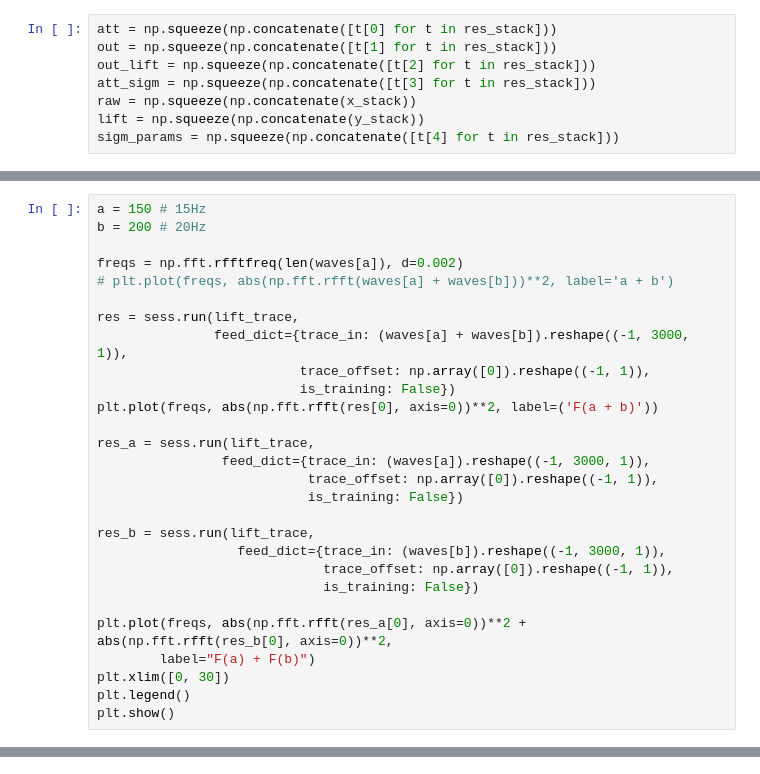
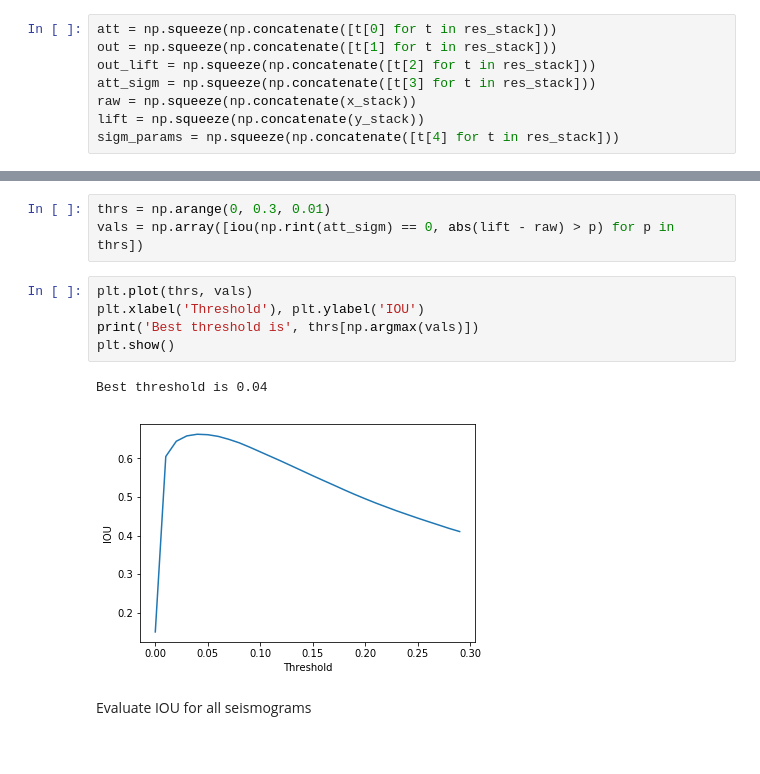
Before and after one commit to learnserd/SeismicPro, a Jupyter notebook: notebooks/attention-metrics-d2.ipynb, the cells around one changed output, grey strips where cells are left out. Cells and saved outputs as stored; diff of their text form.

```diff
--- a/notebooks/attention-metrics-d2.ipynb
+++ b/notebooks/attention-metrics-d2.ipynb
@@ -447,28 +186,0 @@ plt.show()
-# %%
-a = 150 # 15Hz
-b = 200 # 20Hz
-
-freqs = np.fft.rfftfreq(len(waves[a]), d=0.002)
-# plt.plot(freqs, abs(np.fft.rfft(waves[a] + waves[b]))**2, label='a + b')
-
-res = sess.run(lift_trace,
-               feed_dict={trace_in: (waves[a] + waves[b]).reshape((-1, 3000, 1)),
-                          trace_offset: np.array([0]).reshape((-1, 1)),
-                          is_training: False})
-plt.plot(freqs, abs(np.fft.rfft(res[0], axis=0))**2, label=('F(a + b)'))
-
-res_a = sess.run(lift_trace,
-                feed_dict={trace_in: (waves[a]).reshape((-1, 3000, 1)),
-                           trace_offset: np.array([0]).reshape((-1, 1)),
-                           is_training: False})
-
-res_b = sess.run(lift_trace,
-                  feed_dict={trace_in: (waves[b]).reshape((-1, 3000, 1)),
-                             trace_offset: np.array([0]).reshape((-1, 1)),
-                             is_training: False})
-
-plt.plot(freqs, abs(np.fft.rfft(res_a[0], axis=0))**2 + abs(np.fft.rfft(res_b[0], axis=0))**2,
-        label="F(a) + F(b)")
-plt.xlim([0, 30])
-plt.legend()
-plt.show()
@@ -507,0 +202,13 @@ plt.show()
+# %%
+thrs = np.arange(0, 0.3, 0.01)
+vals = np.array([iou(np.rint(att_sigm) == 0, abs(lift - raw) > p) for p in thrs])
+# %%
+plt.plot(thrs, vals)
+plt.xlabel('Threshold'), plt.ylabel('IOU')
+print('Best threshold is', thrs[np.argmax(vals)])
+plt.show()
+# %% [output]
+Best threshold is 0.04
+[figure, added]
+# %% [markdown]
+Evaluate IOU for all seismograms
```
Also changed, not shown: parts of 56 cells of this notebook, 3 other files.
